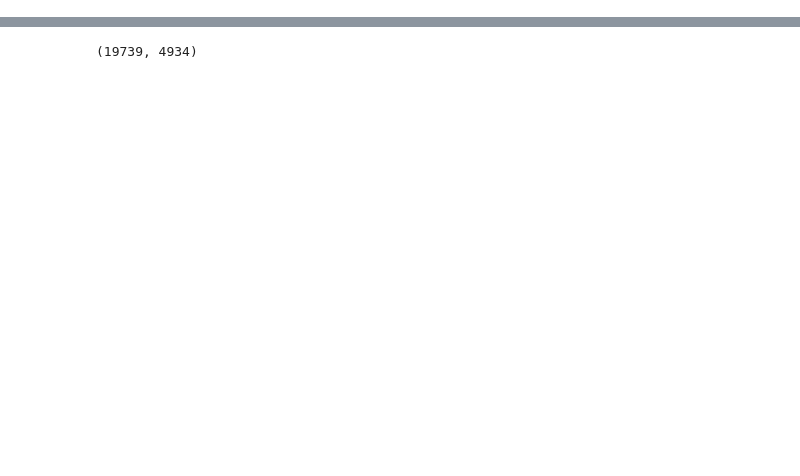
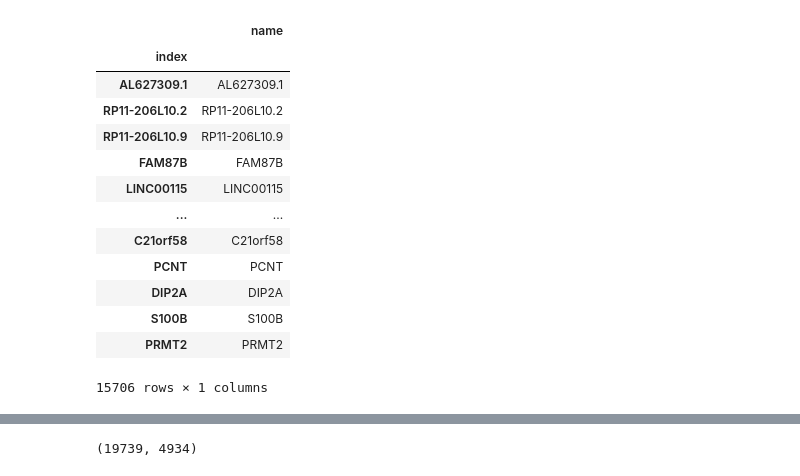
Before and after one commit to adnanwahab/llm-testing, a Jupyter notebook: Single_Cell_Analysis_Perturbation.ipynb, the cells around one changed output, grey strips where cells are left out. Drawn from its saved outputs; the diff is of its cells as text; code cells hidden in the pictures; blank space fills up the shorter version.

```diff
--- a/Single_Cell_Analysis_Perturbation.ipynb
+++ b/Single_Cell_Analysis_Perturbation.ipynb
@@ -1,5 +1,7 @@
 # %%
 import warnings
+import pandas
+pandas.set_option('mode.use_inf_as_na', True)
 
 warnings.filterwarnings("ignore")
 warnings.simplefilter("ignore")
@@ -23,0 +31,17 @@ adata = pt.dt.kang_2018()
+# %%
+adata.var
+# %% [output]
+|  | name |
+| index |  |
+| AL627309.1 | AL627309.1 |
+| RP11-206L10.2 | RP11-206L10.2 |
+| RP11-206L10.9 | RP11-206L10.9 |
+| FAM87B | FAM87B |
+| LINC00115 | LINC00115 |
+| ... | ... |
+| C21orf58 | C21orf58 |
+| PCNT | PCNT |
+| DIP2A | DIP2A |
+| S100B | S100B |
+| PRMT2 | PRMT2 |
+15706 rows × 1 columns
```
Also changed, not shown: parts of 39 cells of this notebook.
